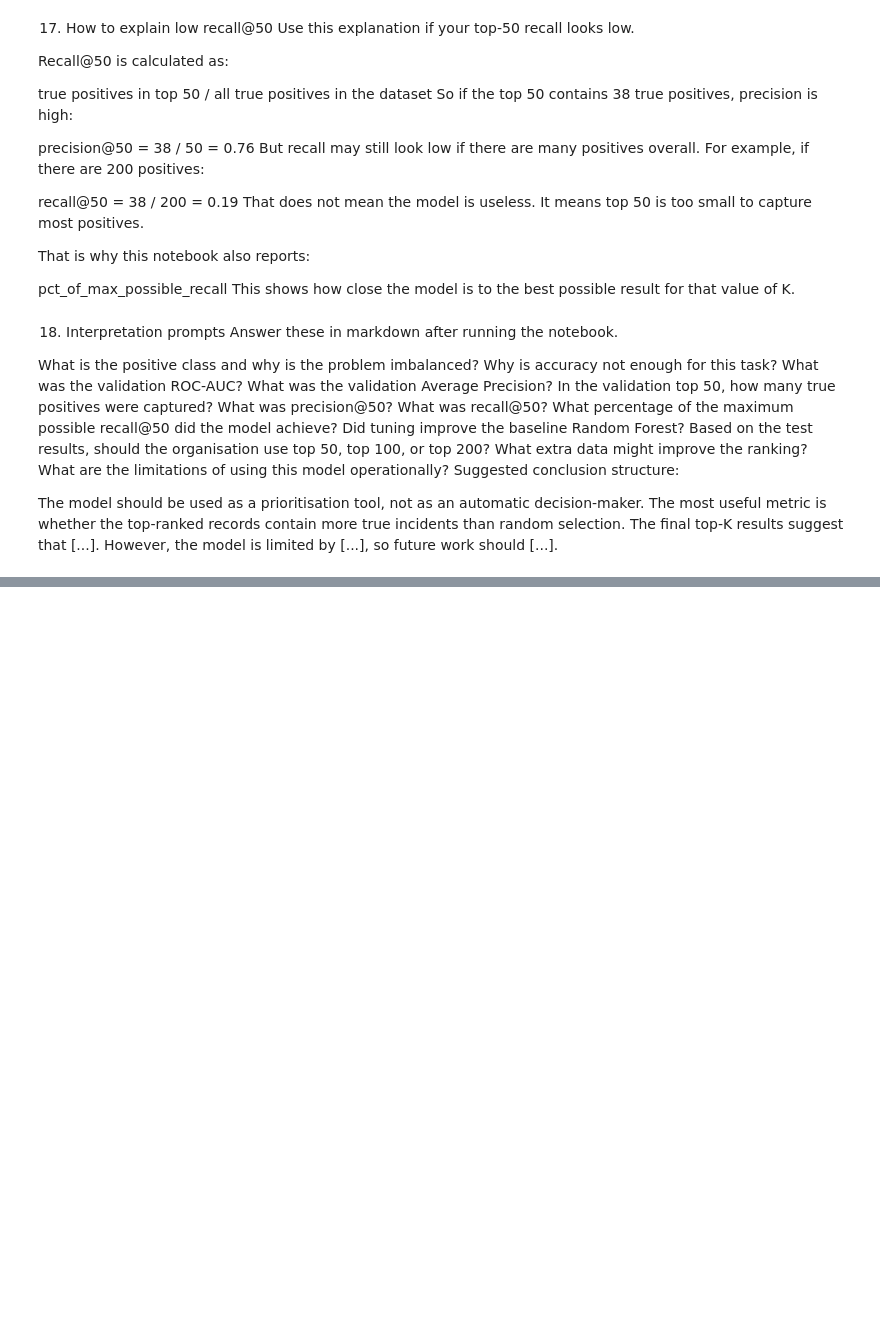
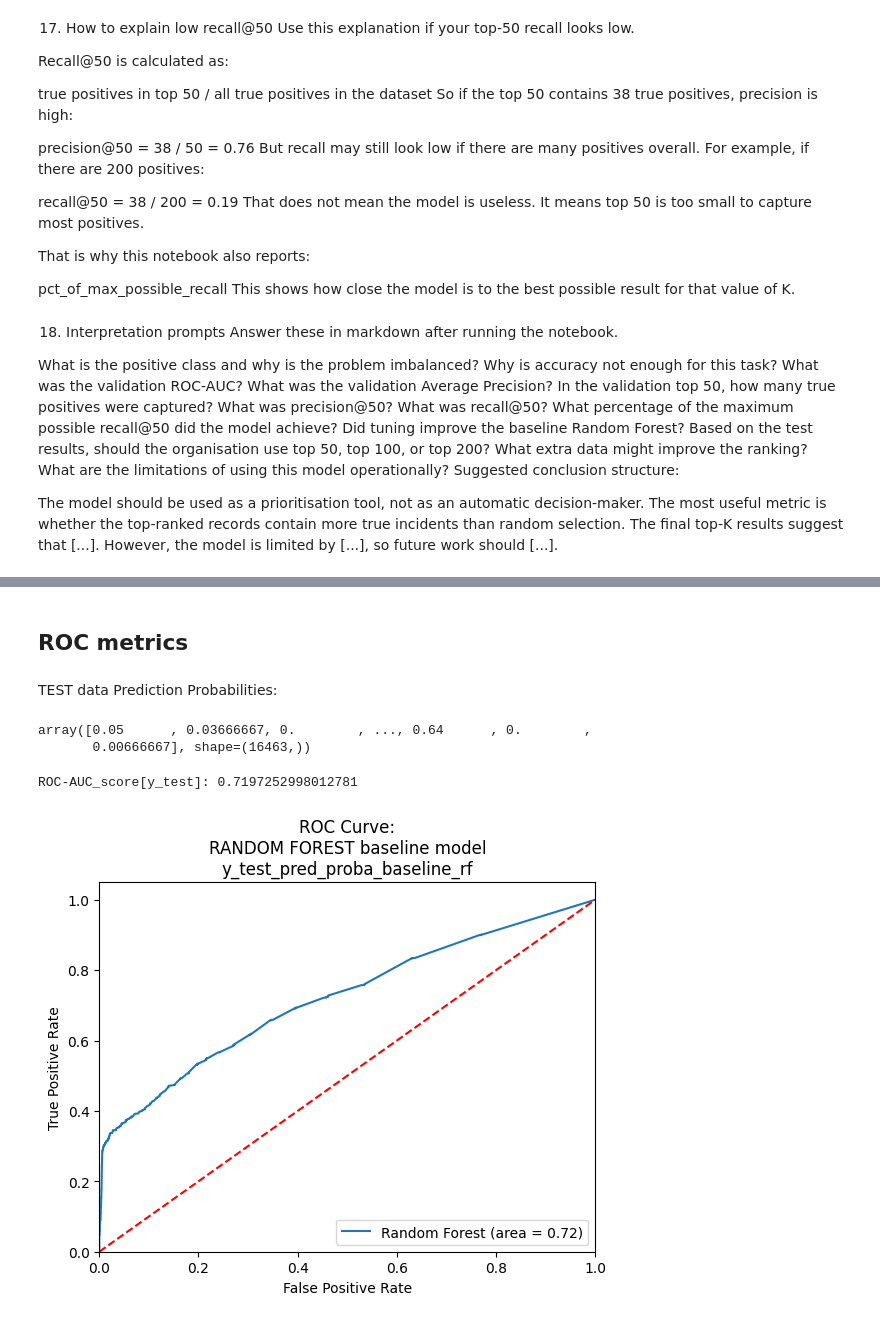
Before and after one commit to admason/C_Spark_Project, a Jupyter notebook: Fire_Recipe_Notebook.ipynb, the cells around one changed output, grey strips where cells are left out. Drawn from its saved outputs; the diff is of its cells as text; code cells hidden in the pictures; blank space fills up the shorter version.

```diff
--- a/Fire_Recipe_Notebook.ipynb
+++ b/Fire_Recipe_Notebook.ipynb
@@ -1196,0 +1512,31 @@ ranked_geolocs.to_csv('H:/OXFS Share/AdamMason/PROJECTS/C_SPark_Home_Safety/rank
+# %% [markdown]
+## ROC metrics
+# %% [markdown]
+TEST data
+Prediction Probabilities:
+# %%
+y_test_pred_proba_baseline_rf =  baseline_rf.predict_proba(X_test)[:,1]
+y_test_pred_proba_baseline_rf
+# %% [output]
+array([0.05      , 0.03666667, 0.        , ..., 0.64      , 0.        ,
+       0.00666667], shape=(16463,))
+# %%
+logit_roc_auc        = roc_auc_score(y_test,    y_test_pred_proba_baseline_rf)
+print(f'ROC-AUC_score[y_test]: {logit_roc_auc}')
+# %% [output]
+ROC-AUC_score[y_test]: 0.7197252998012781
+# %%
+fpr, tpr, thresholds = roc_curve(y_test,    y_test_pred_proba_baseline_rf)
+# %%
+plt.figure()
+plt.plot(fpr, tpr, label='Random Forest (area = %0.2f)' % logit_roc_auc)
+plt.plot([0, 1], [0, 1],'r--')
+plt.xlim([0.0, 1.0])
+plt.ylim([0.0, 1.05])
+plt.xlabel('False Positive Rate')
+plt.ylabel('True Positive Rate')
+plt.title('ROC Curve:\nRANDOM FOREST baseline model\ny_test_pred_proba_baseline_rf')
+plt.legend(loc="lower right")
+plt.show()
+# %% [output]
+[figure, added]
```
Also changed, not shown: parts of 69 cells of this notebook.
